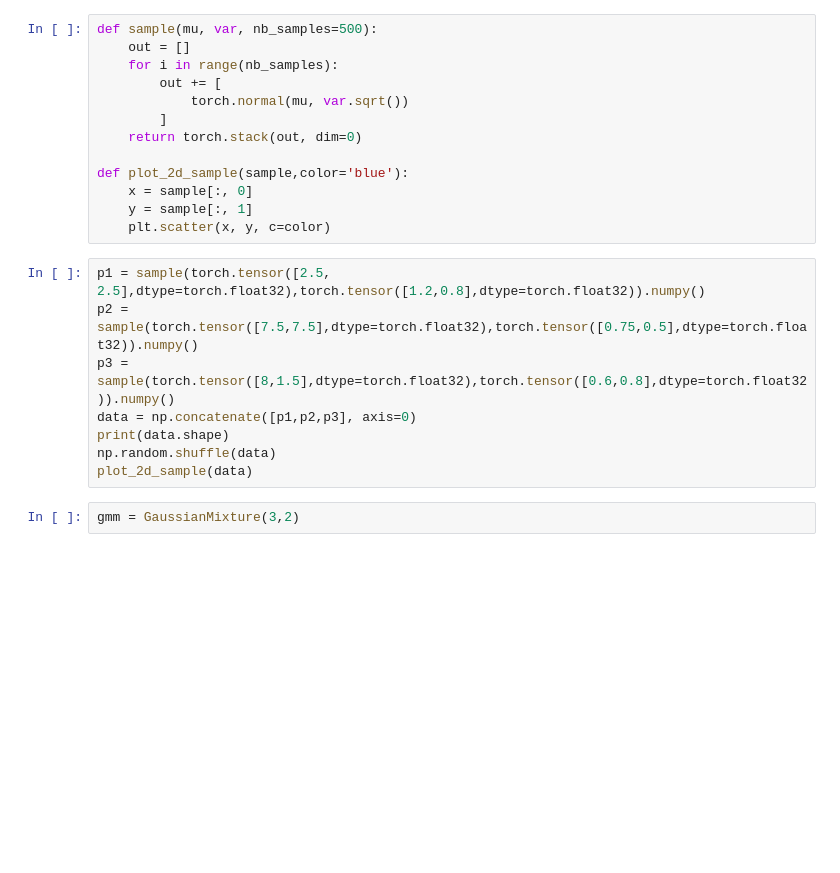
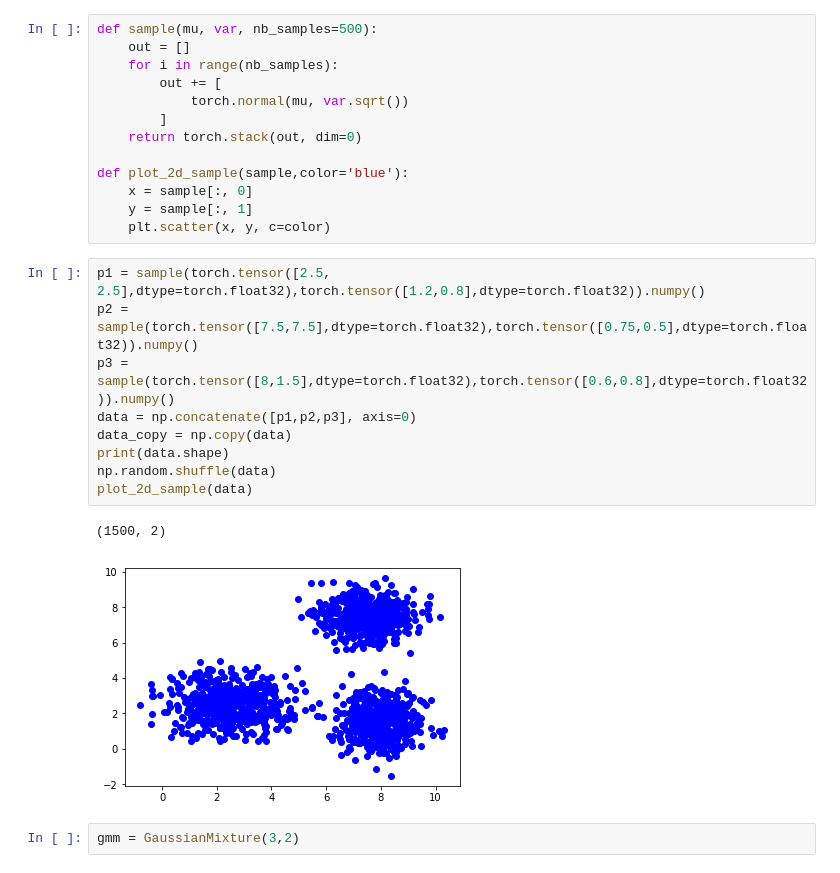
Before and after one commit to zeeqy/fantastic-engine, a Jupyter notebook: trajectory_classifier/cluster_test.ipynb, the cells around one changed output. Saved outputs shown, nothing was run; the diff lists cells and outputs as text; blank space fills up the shorter version.

```diff
--- a/trajectory_classifier/cluster_test.ipynb
+++ b/trajectory_classifier/cluster_test.ipynb
@@ -20,11 +20,15 @@ def plot_2d_sample(sample,color='blue'):
 # %%
 p1 = sample(torch.tensor([2.5, 2.5],dtype=torch.float32),torch.tensor([1.2,0.8],dtype=torch.float32)).numpy()
 p2 = sample(torch.tensor([7.5,7.5],dtype=torch.float32),torch.tensor([0.75,0.5],dtype=torch.float32)).numpy()
 p3 = sample(torch.tensor([8,1.5],dtype=torch.float32),torch.tensor([0.6,0.8],dtype=torch.float32)).numpy()
 data = np.concatenate([p1,p2,p3], axis=0)
+data_copy = np.copy(data)
 print(data.shape)
 np.random.shuffle(data)
 plot_2d_sample(data)
+# %% [output]
+(1500, 2)
+[figure, added]
 # %%
 gmm = GaussianMixture(3,2)
 # %%
```
Also changed, not shown: parts of 8 cells of this notebook, 2 other files.
